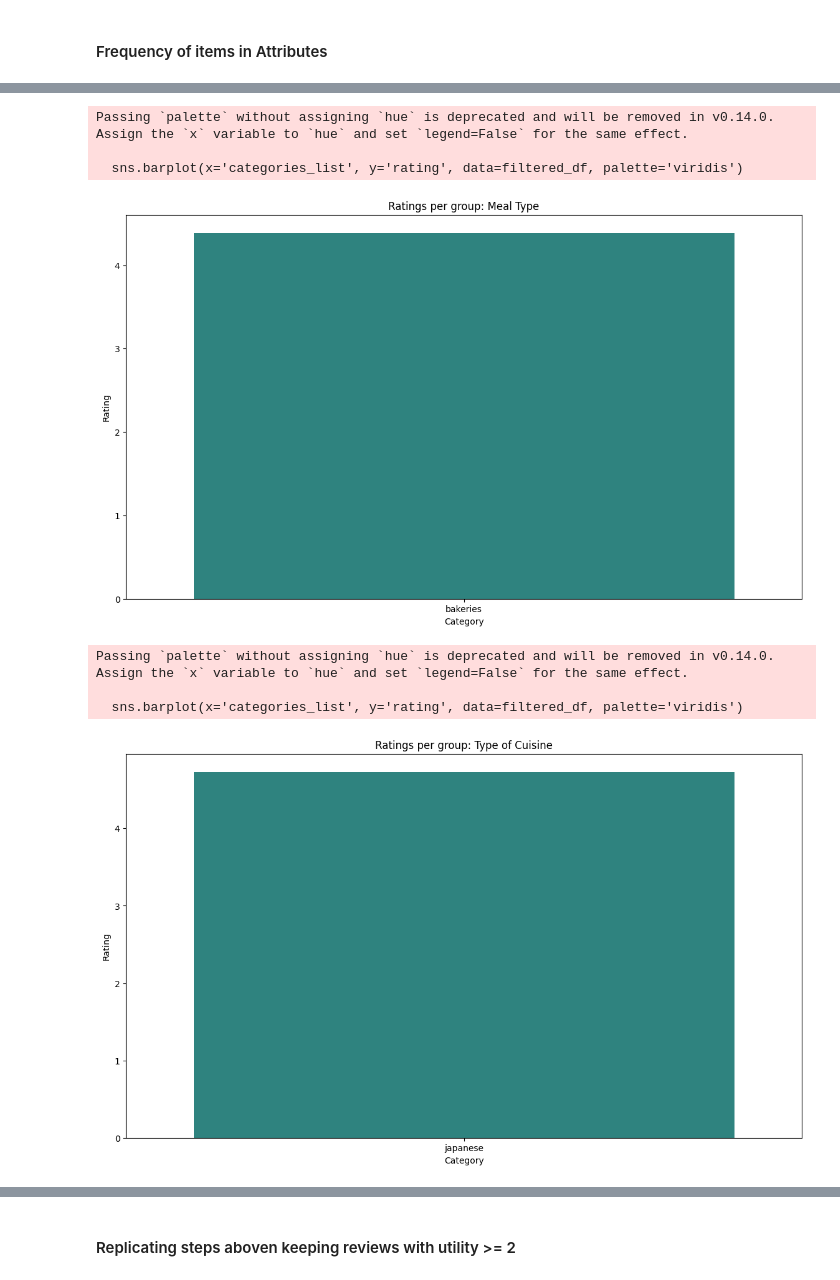
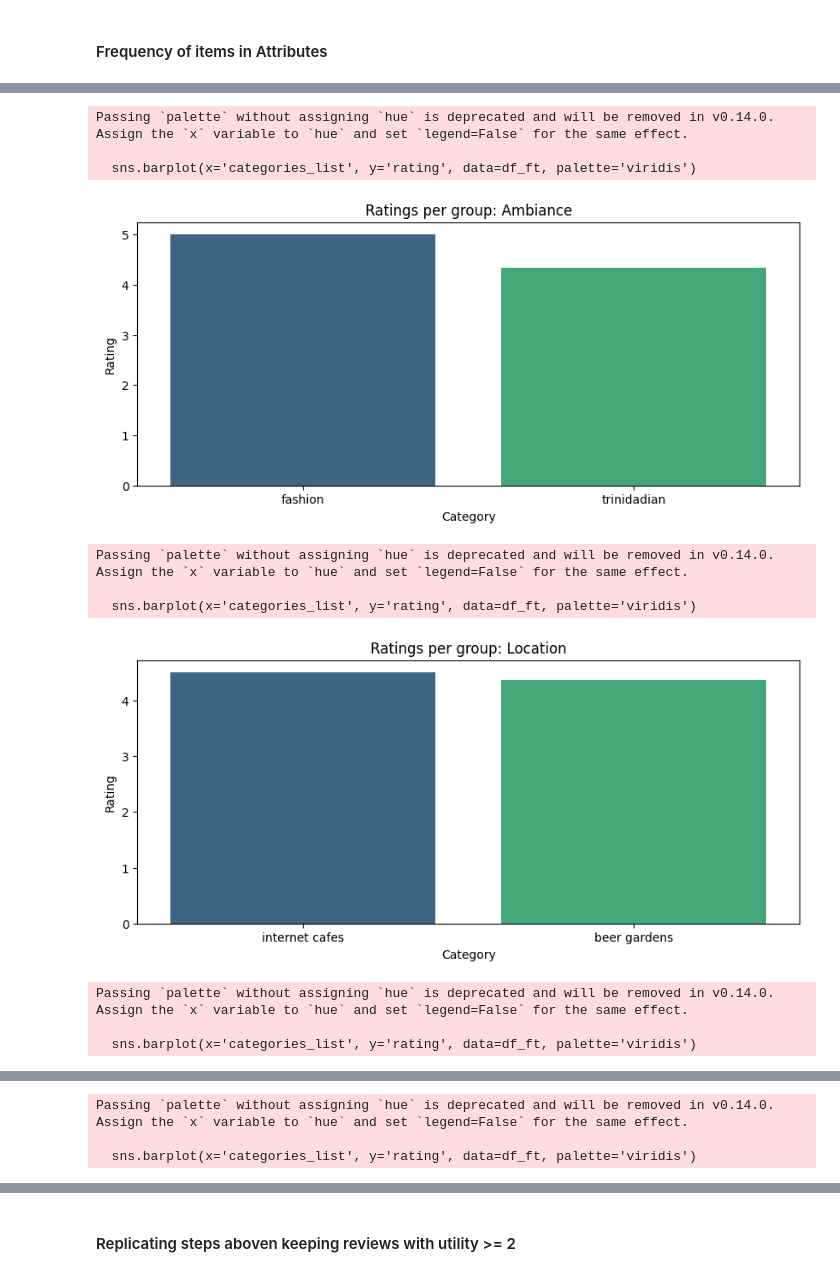
Before and after one commit to Kamiryu/nlp-customer-review-analysis, a Jupyter notebook: task2_clean.ipynb, the cells around one changed output, grey strips where cells are left out. Drawn from its saved outputs; the diff is of its cells as text; code cells hidden in the pictures.

```diff
--- a/task2_clean.ipynb
+++ b/task2_clean.ipynb
@@ -89,9 +99,9 @@ See the caveats in the documentation: https://pandas.pydata.org/pandas-docs/stab
   df_3['token_3'] = df_3['text'].apply(lambda x: ' '.join(x.split()[250:375]))
 # %%
 # To do: removed
-df_1 = df_1[:33]
-df_2 = df_2[:33]
-df_3 = df_3[:33]
+df_1 = df_1[:620]
+df_2 = df_2[:620]
+df_3 = df_3[:620]
 
 # To do: Move to Helper
 def sentiment(text):
@@ -115,8 +125,8 @@ df_2 = df_2.drop(columns=['token_1', 'sentiment_1', 'token_2', 'sentiment_2'])
 df_3 = df_3.drop(columns=['token_1', 'sentiment_1', 'token_2', 'sentiment_2','token_3', 'sentiment_3'])
 
 # Unify the datasets
-df = pd.concat([df_1, df_2, df_3], ignore_index=True)
-df.head()
+df_data = pd.concat([df_1, df_2, df_3], ignore_index=True)
+df_data.head()
 # %% [output]
 |  | business_id | postal_code | attributes_list | hours_list | categories_list | rating | useful | funny | ... |
 | 0 | wm9eoqjytVbC7dQcM4WSTM | 19107 | [Alcohol, BikeParking, BusinessAc... | [[7.0, 20.0], [7.0, 20.0], [7.0, ... | [bakeries, bubble tea, coffee & t... | 5 | 0 | 0 | ... |
@@ -261,25 +248,27 @@ NameError: name 'rating_75P' is not defined
 # %%
-# Make a bar plot for each group attribute
+# Bar plots per group
 for group in mean_ratings['group_category'].unique():
-    filtered_df = mean_ratings[mean_ratings['group_category'] == group]
-    filtered_df[['categories_list', 'rating']]
-    filtered_df = filtered_df.sort_values(by=['rating'], ascending=False)
+    df_ft = mean_ratings[mean_ratings['group_category'] == group]
+    df_ft[['categories_list', 'rating']]
+    df_ft = df_ft.sort_values(by=['rating'], ascending=False)
 
-    plt.figure(figsize=(14, 8))
+    plt.figure(figsize=(10, 4))
     plt.title(f'Ratings per group: {group}')
-    sns.barplot(x='categories_list', y='rating', data=filtered_df, palette='viridis')
+    sns.barplot(x='categories_list', y='rating', data=df_ft, palette='viridis')
     plt.xlabel('Category')
     plt.ylabel('Rating')
-
     plt.show()
 
-mean_ratings = mean_ratings[mean_ratings['rating'] >= 3.6]
+mean_ratings[mean_ratings['rating'] >= 4].sort_values(by=['group_category','rating', ], ascending=[False, False])
 # %% [output]
 Passing `palette` without assigning `hue` is deprecated and will be removed in v0.14.0. Assign the `x` variable to `hue` and set `legend=False` for the same effect.
 
-  sns.barplot(x='categories_list', y='rating', data=filtered_df, palette='viridis')
+  sns.barplot(x='categories_list', y='rating', data=df_ft, palette='viridis')
-[figure, old version]
+[figure, new version]
 Passing `palette` without assigning `hue` is deprecated and will be removed in v0.14.0. Assign the `x` variable to `hue` and set `legend=False` for the same effect.
 
-  sns.barplot(x='categories_list', y='rating', data=filtered_df, palette='viridis')
+  sns.barplot(x='categories_list', y='rating', data=df_ft, palette='viridis')
-[figure, old version]
+[figure, new version]
+Passing `palette` without assigning `hue` is deprecated and will be removed in v0.14.0. Assign the `x` variable to `hue` and set `legend=False` for the same effect.
+
+  sns.barplot(x='categories_list', y='rating', data=df_ft, palette='viridis')
@@ -285,0 +276,3 @@ Passing `palette` without assigning `hue` is deprecated and will be removed in v
+Passing `palette` without assigning `hue` is deprecated and will be removed in v0.14.0. Assign the `x` variable to `hue` and set `legend=False` for the same effect.
+
+  sns.barplot(x='categories_list', y='rating', data=df_ft, palette='viridis')
```
Also changed, not shown: parts of 26 cells of this notebook.
